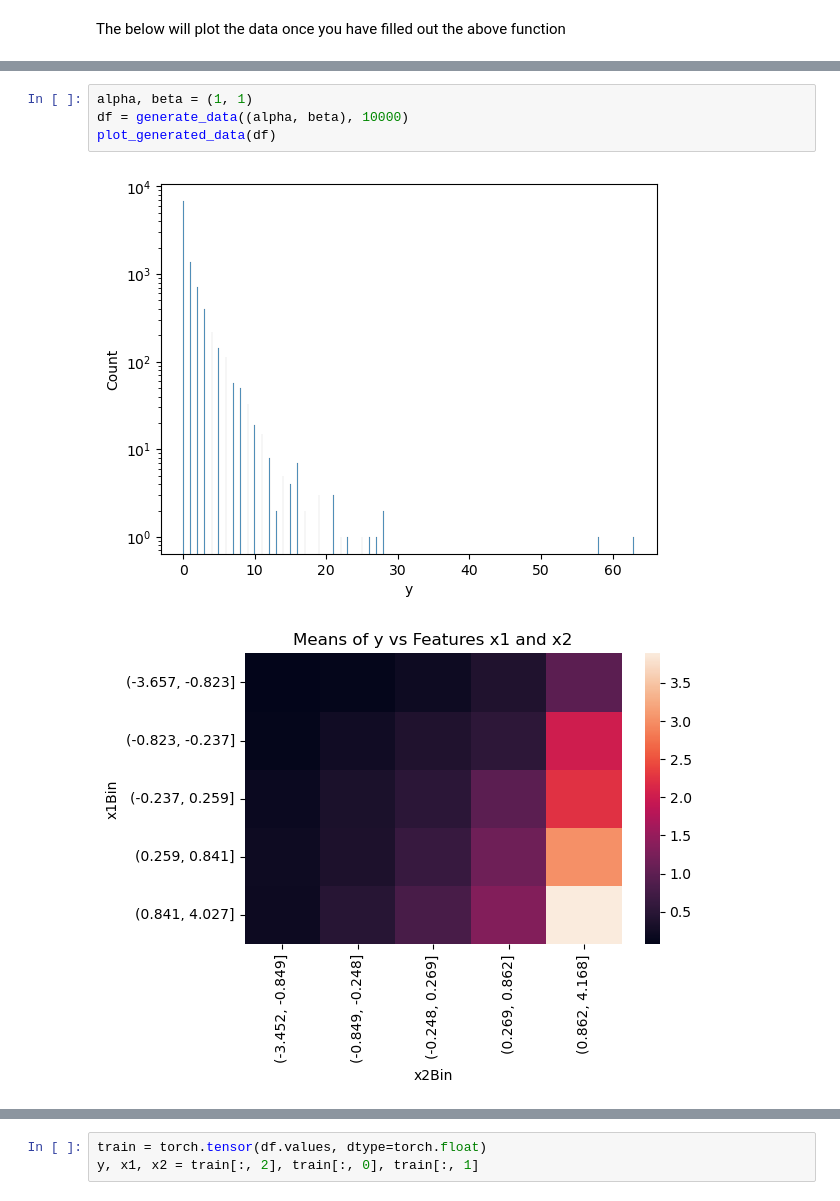
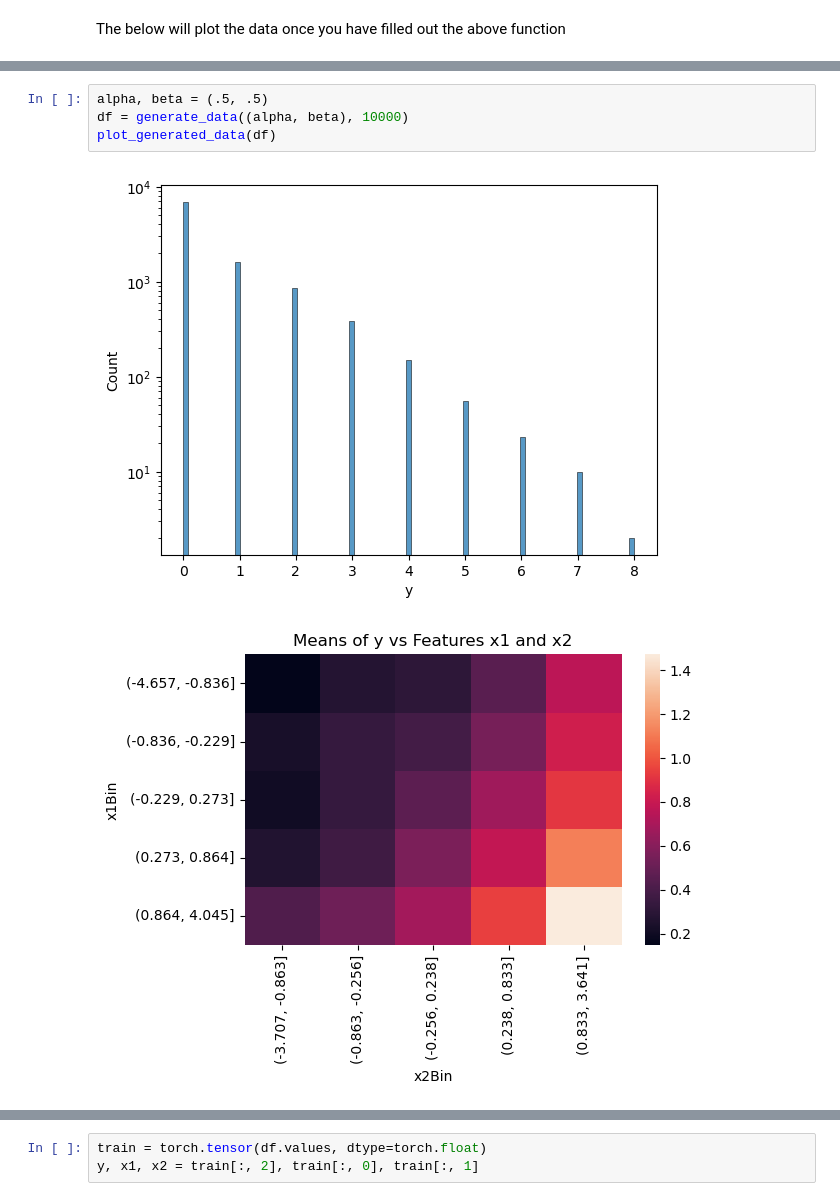
Before and after one commit to nikhgarg/2023_ADBA_PhDclass, a Jupyter notebook: homework/pyrozeroinflation.ipynb, the cells around one changed output, grey strips where cells are left out. Drawn from its saved outputs; the diff is of its cells as text.

```diff
--- a/homework/pyrozeroinflation.ipynb
+++ b/homework/pyrozeroinflation.ipynb
@@ -106,7 +113,7 @@ The below will plot the data once you have filled out the above function
 # %%
-alpha, beta = (1, 1)
+alpha, beta = (.5, .5)
 df = generate_data((alpha, beta), 10000)
 plot_generated_data(df)
 # %% [output]
-[figure, old version]
+[figure, new version]
-[figure, old version]
+[figure, new version]
```
Also changed, not shown: parts of 20 cells of this notebook.
